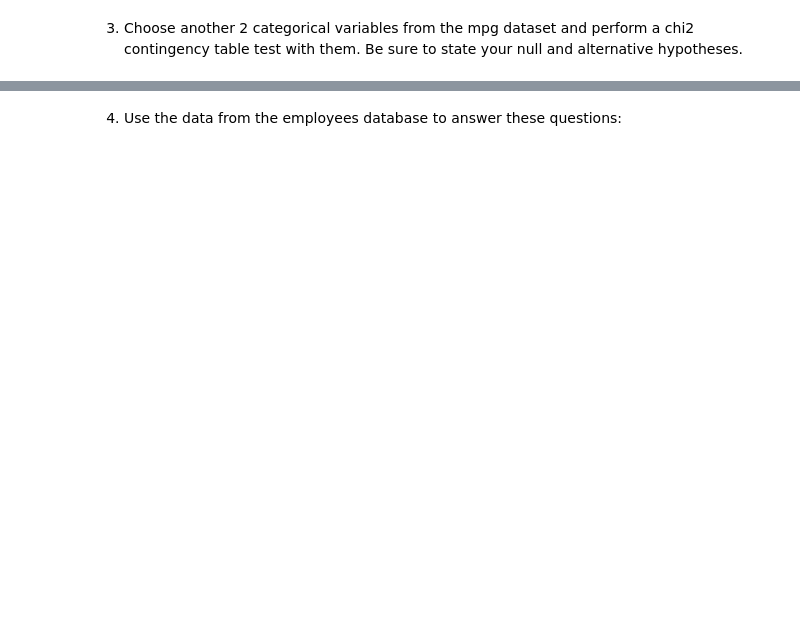
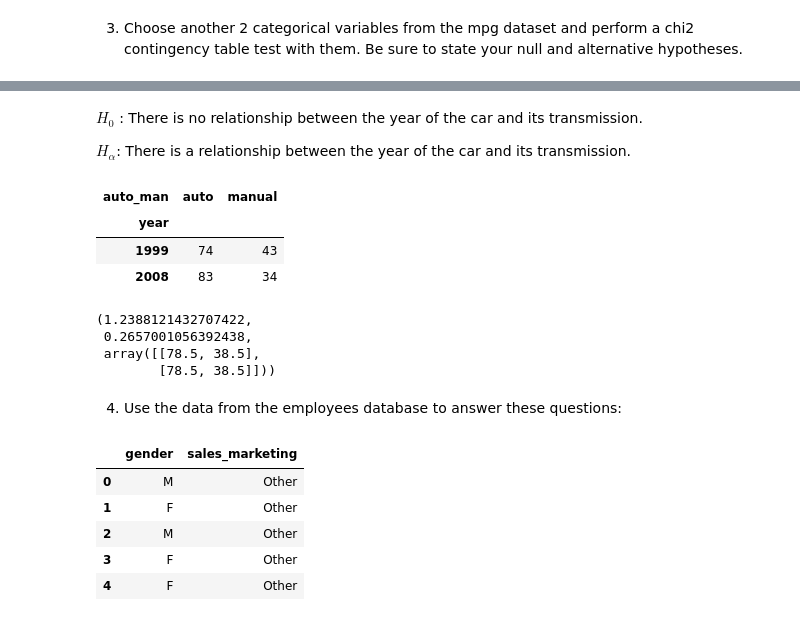
Before and after one commit to wilson-velasco/statistics-exercises, a Jupyter notebook: hypothesis_testing.ipynb, the cells around one changed output, grey strips where cells are left out. Cells and saved outputs as stored; diff of their text form; code cells hidden in the pictures; blank space fills up the shorter version.

```diff
--- a/hypothesis_testing.ipynb
+++ b/hypothesis_testing.ipynb
@@ -541,0 +585,4 @@ Doesn't Use A Macbook 1 30
+# %% [markdown]
+$H_0$ : There is no relationship between the year of the car and its transmission.
+
+$H_\alpha$: There is a relationship between the year of the car and its transmission.
@@ -541,0 +593,19 @@ Doesn't Use A Macbook 1 30
+# %%
+observed = pd.crosstab(mpg.year, mpg.auto_man)
+observed
+# %% [output]
+| auto_man | auto | manual |
+| year |  |  |
+| 1999 | 74 | 43 |
+| 2008 | 83 | 34 |
+# %%
+# Put it in test
+
+chi2, p, degf, expected = stats.chi2_contingency(observed)
+
+chi2, p, expected
+# %% [output]
+(1.2388121432707422,
+ 0.2657001056392438,
+ array([[78.5, 38.5],
+        [78.5, 38.5]]))
@@ -542,4 +615,26 @@ Doesn't Use A Macbook 1 30
 # %% [markdown]
 4. Use the data from the employees database to answer these questions:
 # %%
-# Is an employee's gender independent of whether an employee works in sales or marketing? (only look at current employees)
+from env import get_db_url
+
+url = get_db_url('employees')
+
+# Is an employee's gender independent of whether an employee works in sales or marketing?
+# (only look at current employees)
+
+gender_dept = pd.read_sql('''SELECT gender, CASE
+	WHEN dept_name = 'Sales' OR dept_name = 'Marketing' THEN 'S_M'
+    ELSE 'Other'
+    END AS sales_marketing FROM employees
+	JOIN dept_emp USING(emp_no)
+    JOIN departments USING(dept_no)
+    WHERE to_date > NOW(); ''', url)
+
+gender_dept.head()
+# %% [output]
+|  | gender | sales_marketing |
+| 0 | M | Other |
+| 1 | F | Other |
+| 2 | M | Other |
+| 3 | F | Other |
+| 4 | F | Other |
```
Also changed, not shown: parts of 17 cells of this notebook.
